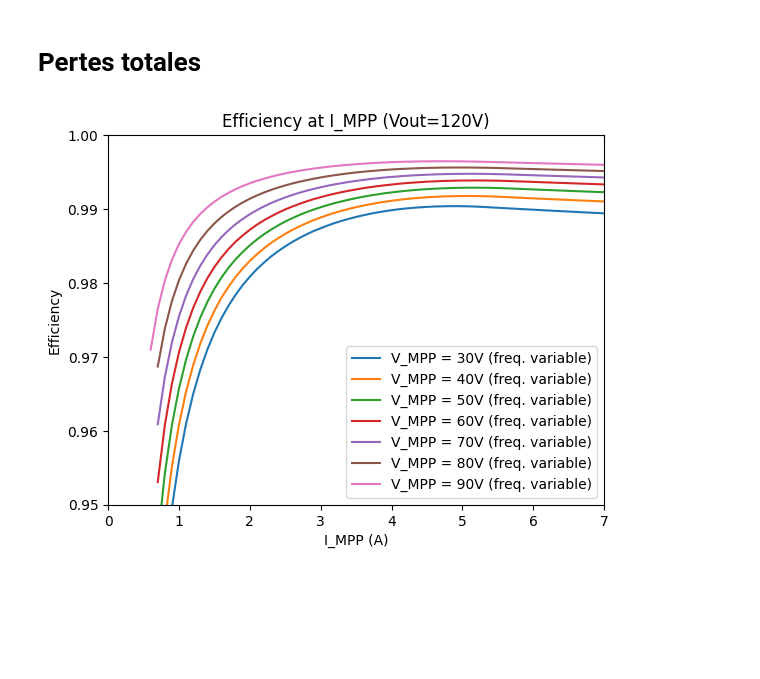
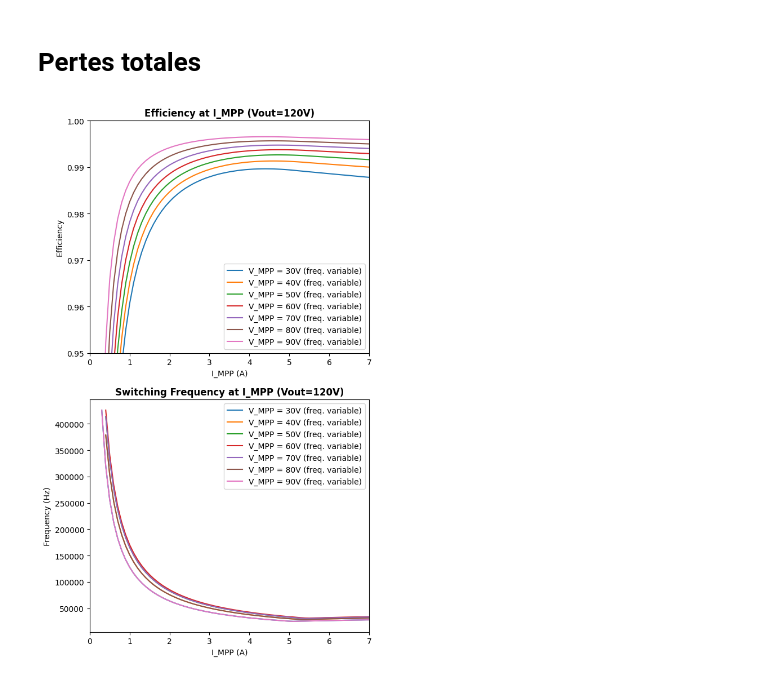
Before and after one commit to guimauve007/MPPT-builder, a Jupyter notebook: MPPT_builder.ipynb, the cells around one changed output. Cells and saved outputs as stored; diff of their text form; code cells hidden in the pictures; blank space fills up the shorter version.

```diff
--- a/MPPT_builder.ipynb
+++ b/MPPT_builder.ipynb
@@ -19,6 +20,6 @@ T_SW = 31*10**-9 # en s -> temps de transition on-off moyenné (en secondes)
 # %%
 # Rectifier FET
-RDS_RECT = 13*10**-3 # Résistance entre le drain et la source (en Ohms)
+RDS_RECT = 12*10**-3 # Résistance entre le drain et la source (en Ohms)
 # %% [markdown]
 # Équations (topologie de base)
 ***
@@ -58,6 +66,6 @@ $$=>P_{loss}=((1-D)*I_{MPP})^2*R_{DS}$$
 # %%
-def ploss_rectifier(d, impp, rds_rect):
-    return (((1-d)*impp)**2)*rds_rect
+def ploss_rectifier(d, di, impp, rds_rect):
+    return -((d-1)*(di**2+3*impp**2)*rds_rect)/3
 # %% [markdown]
 ## Pertes de commutation
 La perte de commutation est causée par le temps de commutation du mosfet principal. Cette perte est illustrée dans la figure suivante:
@@ -77,3 +97,6 @@ def ploss_switching(impp, f, t_sw, vout):
+# %%
+def ploss_fet(d, rds, impp, di):
+  return d*rds*(impp**2+(di**2/3))
 # %% [markdown]
 ## Pertes ESR (inductance)
 Pertes en DC de l'inductance principale:
@@ -108,7 +131,7 @@ def ploss_tot(f, i_mpp, vin, vout):
   di = delta_i(vin, d, f, l)
 
   # pertes totales
-  return ploss_rectifier(d, i_mpp, rds_rect) + ploss_switching(i_mpp, f, t_sw, vout) + ploss_inductor(i_mpp, di, rl) + ploss_cds(f, vout, cds_sw)
+  return ploss_rectifier(d, di, i_mpp, rds_rect) + ploss_switching(i_mpp, f, t_sw, vout) + ploss_fet(d, rds_sw, i_mpp, di) + ploss_inductor(i_mpp, di, rl) + ploss_cds(f, vout, cds_sw)
 # %%
 def efficiency(f, i_mpp, vin, vout):
   p_in = vin*i_mpp
@@ -118,38 +141,57 @@ def efficiency(f, i_mpp, vin, vout):
 # %%
 import numpy as np
 import matplotlib.pyplot as plt
 
-V_OUT = 120
+V_OUT = 120 # V
+MAX_RIPPLE_RATIO = 0.4 # pourcentage de I_MPP
+MAX_FREQUENCY = 500000 # HZ
+MAX_I_MPP = 7 # A
+MAX_V_MPP = 90 # V
 
-v_mpp = np.arange(30, 91, 10)
-i_mpp = np.arange(0.5, 7.1, 0.1)
-frequency = np.arange(100, 250001, 100)
+v_mpp = np.arange(30, MAX_V_MPP + 1, 10)
+i_mpp = np.arange(0, MAX_I_MPP + 0.1, 0.1)
+frequency = np.arange(100, MAX_FREQUENCY + 1, 100)
 
 efficiency_list = []
 max_efficiency_list = []
-
+frequency_list = []
 
 for v in v_mpp:
   for i in i_mpp:
     for f in frequency: # On cherche la fréquence qui retourne la meilleure efficacité
-      if(delta_i(v, duty_cycle(v, V_OUT), f, L) < i*0.4):
+      if(delta_i(v, duty_cycle(v, V_OUT), f, L) < i*MAX_RIPPLE_RATIO):
         efficiency_list.append([efficiency(f, i, v, V_OUT), f])
       else:
         efficiency_list.append([0,0])
 
     max_efficiency_list.append(None if max(efficiency_list, key = lambda x: x[0])[0] == 0 else max(efficiency_list, key = lambda x: x[0])[0])
+    frequency_list.append(None if max(efficiency_list, key = lambda x: x[0])[1] == 0 else max(efficiency_list, key = lambda x: x[0])[1])
     efficiency_list.clear()
+  plt.subplot(2,1,1)
   plt.plot(i_mpp, max_efficiency_list, label="V_MPP = " + str(v) + "V (freq. variable)")
+  plt.subplot(2,1,2)
+  plt.plot(i_mpp, frequency_list, label="V_MPP = " + str(v) + "V (freq. variable)")
   max_efficiency_list.clear()
+  frequency_list.clear()
 
-
+plt.subplot(2,1,1)
 plt.xlabel("I_MPP (A)")
 plt.ylabel("Efficiency")
 plt.ylim(0.95, 1)
 plt.xlim(0, 7)
 plt.legend()
-plt.title("Efficiency at I_MPP (Vout="+str(V_OUT)+"V)")
+plt.title("Efficiency at I_MPP (Vout="+str(V_OUT)+"V)", fontweight ="bold")
+
+plt.subplot(2,1,2)
+plt.xlabel("I_MPP (A)")
+plt.ylabel("Frequency (Hz)")
+# plt.ylim(0.95, 1)
+plt.xlim(0, 7)
+plt.legend()
+plt.title("Switching Frequency at I_MPP (Vout="+str(V_OUT)+"V)", fontweight ="bold")
+
+plt.subplots_adjust(top=2)
 
 plt.show()
 # %% [output]
-[figure, old version]
+[figure, new version]
```
Also changed, not shown: parts of 5 cells of this notebook.
